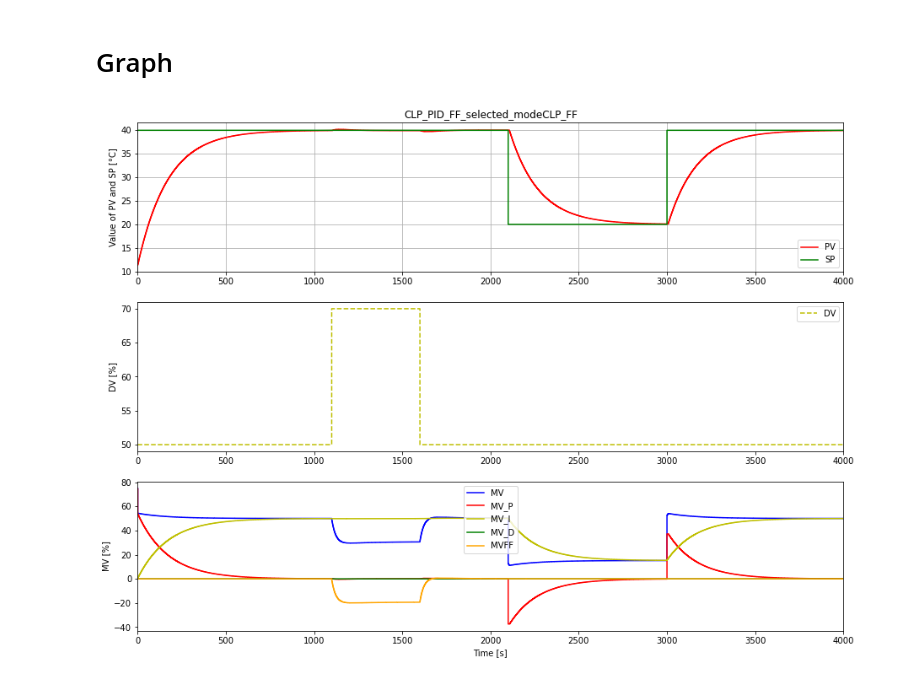
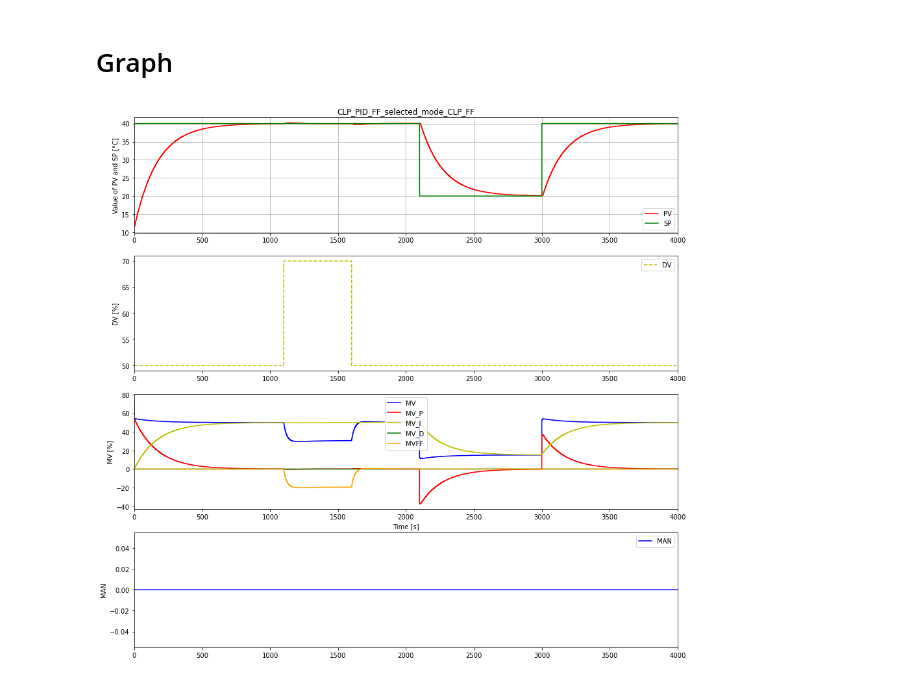
Before and after one commit to LeTouristeDeLECAM/Control-Theory-Laboratory, a Jupyter notebook: control_theory_software/Control_theory_software/Simulation_CLP_PID_FF.ipynb, the cells around one changed output. Saved outputs shown, nothing was run; the diff lists cells and outputs as text; code cells hidden in the pictures.

```diff
--- a/control_theory_software/Control_theory_software/Simulation_CLP_PID_FF.ipynb
+++ b/control_theory_software/Control_theory_software/Simulation_CLP_PID_FF.ipynb
@@ -206,31 +208,37 @@ plt.figure(figsize = (15,15))
 plt.subplot(4,1,1)
 plt.title('CLP_PID_FF_selected_mode_'+selectmode)
 plt.step(t,PV,'r-', label = 'PV', where='post')
 plt.step(t,SP,'g-', label = 'SP', where='post')
 plt.grid()
 plt.ylabel('Value of PV and SP [°C]')
 plt.legend(loc='best')
 plt.xlim([0, TSim])
 
 plt.subplot(4,1,2)
 plt.step(t,DV,'y--', label = 'DV', where='post')
 plt.ylabel('DV [%]')
 plt.legend(loc='best')
 plt.xlim([0, TSim])
 
 plt.subplot(4,1,3)
 plt.step(t,MV,'b', label = 'MV', where='post')
 plt.step(t,MV_P,'r-', label = 'MV_P', where='post')
 plt.step(t,MV_I,'y-', label = 'MV_I', where='post')
 plt.step(t,MV_D,'g-', label = 'MV_D', where='post')
 plt.step(t,MV_FF,'orange', label = 'MVFF', where='post')
 plt.ylabel('MV [%]')
 plt.xlabel('Time [s]')
 plt.legend(loc='best')
 plt.xlim([0, TSim])
 
+plt.subplot(4,1,4)
+plt.step(t,MAN,'b', label = 'MAN', where='post')
+plt.ylabel('MAN')
+plt.legend(loc='best')
+plt.xlim([0, TSim])
+
 titleName = 'Simulation_'+selectmode+'_' + date_time
 plt.savefig('Plots\\' + titleName + '.png',transparent=True)
 plt.savefig('Plots\\' + titleName + '.pdf',transparent=True)
 # %% [output]
-[figure, old version]
+[figure, new version]
```
Also changed, not shown: parts of 1 cell of this notebook, 13 other files.
